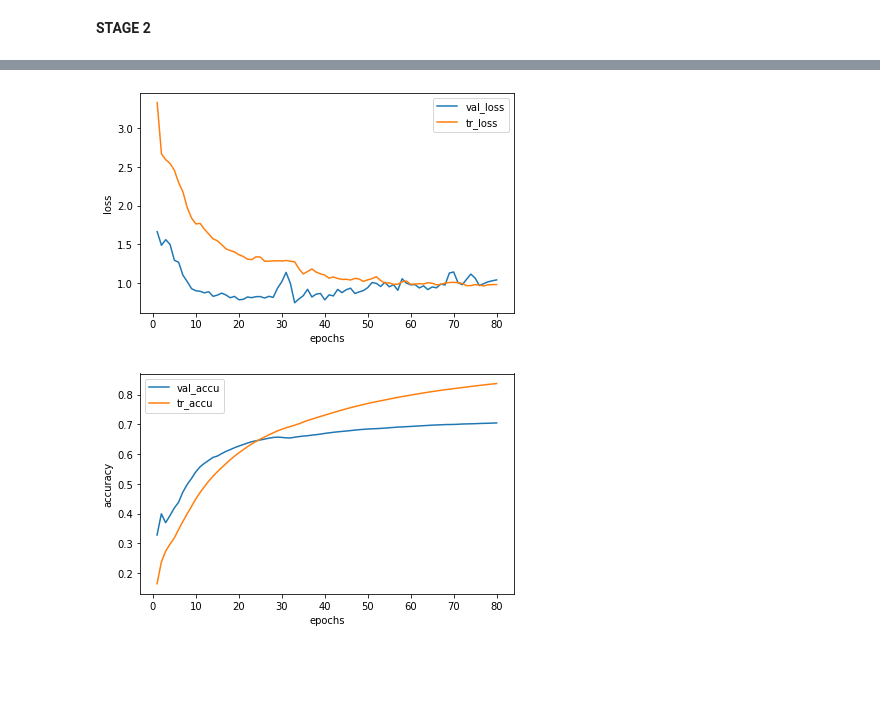
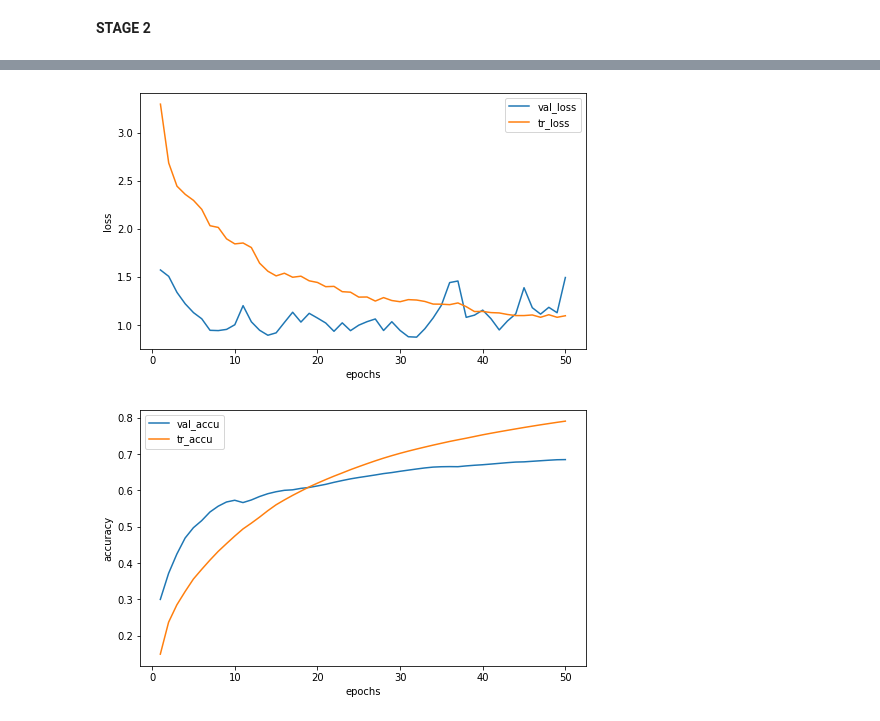
Before and after one commit to vvekraman/Missing-Class-Robust-Domain-Adaptation-by-Unilateral-Alignment, a Jupyter notebook: Implementation_DAUA_CWRU.ipynb, the cells around one changed output, grey strips where cells are left out. Drawn from its saved outputs; the diff is of its cells as text; code cells hidden in the pictures; blank space fills up the shorter version.

```diff
--- a/Implementation_DAUA_CWRU.ipynb
+++ b/Implementation_DAUA_CWRU.ipynb
@@ -27,3 +44,9 @@ Device mapping:
+# %%
+# domain adaptation task
+# Task 0 −→ 1 means working load 0 is the source domain with labeled training samples, and
+# working load 1 is the target domain we want to improve model performance on.
+src = 1
+tgt = 3
 # %%
 # consideing only the drive end (DE) data
 # load = one of [0,1,2,3]
@@ -96,7 +119,6 @@ def cwru_data(load, percentage, truncate=120000, length=1024, sample=200, shuffl
 # %%
 # preparing data for stage 1
 # out of 2000, 1600 for training and 400 for testing
-src = 0
 data, labels = cwru_data(load=src, percentage="full", shuffle=True)
 x_train, x_test = data[:1600], data[1600:]
 y_train, y_test = labels[:1600], labels[1600:]
@@ -220,9 +261,4 @@ plot_model(model_s2, to_file='model.png', show_shapes=True, show_layer_names=Tru
 # %%
-# Task 0 −→ 1 means working load 0 is the source domain with labeled training samples, and
-# working load 1 is the target domain we want to improve model performance on.
-src = 0
-tgt = 1
-
 # retrives the complete source data for training
 src_data, src_labels = cwru_data(load=src, percentage="full", shuffle=True)
 
@@ -230,7 +266,7 @@ src_data, src_labels = cwru_data(load=src, percentage="full", shuffle=True)
 tgt_data, tgt_labels = cwru_data(load=tgt, percentage="20%", shuffle=True)
 
 # retrives all of the target data for testing
-tgt_data_full, tgt_labels_full = cwru_data(load=1, percentage="all")
+tgt_data_full, tgt_labels_full = cwru_data(load=tgt, percentage="all")
 
 # creating dataset
 src_data_gen = tf.data.Dataset.from_tensor_slices((src_data, src_labels))
@@ -264,7 +300,7 @@ plot_tr_accu = []
 cat_tr_acc = tf.metrics.CategoricalAccuracy()
 cat_val_acc = tf.metrics.CategoricalAccuracy()
 
-epochs = 80
+epochs = 50
 
 progbar = tf.keras.utils.Progbar(len(src_data)//batch_size)
 
@@ -342,25 +396,26 @@ for epoch in range(epochs):
 #model_s2.load_weights("/content/checkpoints/checkpoint-40.ckpt")
 # %%
 # plot
-plt.figure(figsize=(6, 7))
+plt.figure(figsize=(7, 8))
 plt.subplot(2,1,1)
 plt.plot(np.arange(1, len(plot_val_loss)+1),plot_val_loss, label="val_loss")
 plt.plot(np.arange(1, len(plot_tr_loss)+1),plot_tr_loss, label="tr_loss")
 plt.xlabel('epochs')
 plt.ylabel('loss')
 plt.legend()
 plt.tight_layout()
 plt.show()
 
-plt.figure(figsize=(6, 7))
+plt.figure(figsize=(7, 8))
 plt.subplot(2,1,2)
 plt.plot(np.arange(1, len(plot_val_accu)+1),plot_val_accu, label="val_accu")
 plt.plot(np.arange(1, len(plot_tr_accu)+1),plot_tr_accu, label="tr_accu")
 plt.xlabel('epochs')
 plt.ylabel('accuracy')
 plt.legend()
 plt.tight_layout()
+plt.savefig("lossplot.png")
 plt.show()
 # %% [output]
-[figure, old version]
+[figure, new version]
-[figure, old version]
+[figure, new version]
```
Also changed, not shown: parts of 7 cells of this notebook.
